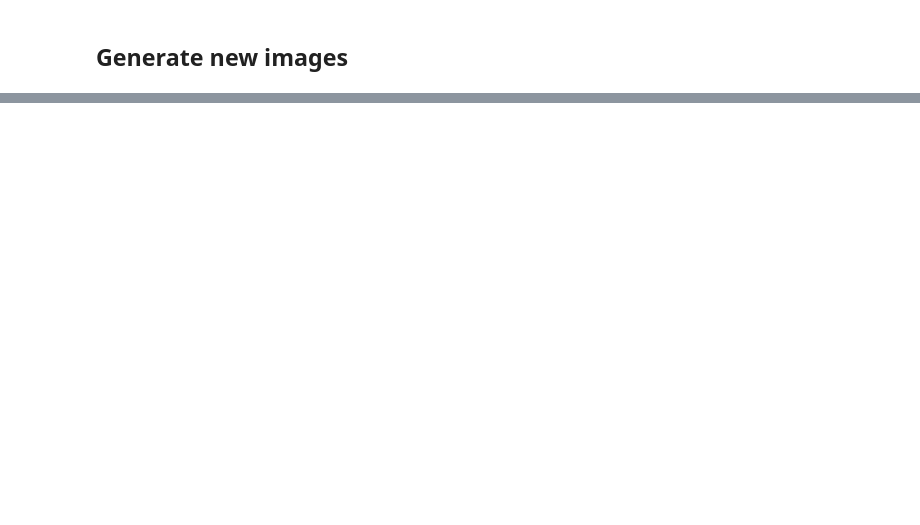
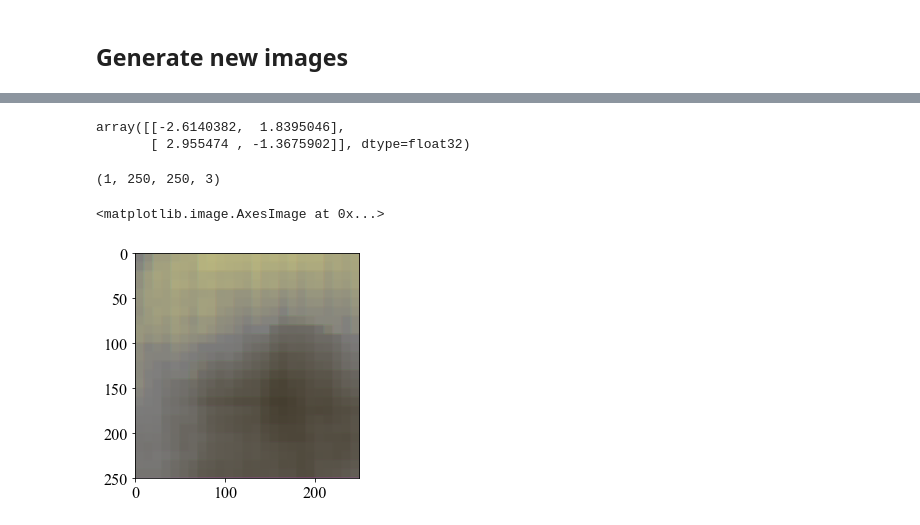
Before and after one commit to voschezang/trash-image-classification, a Jupyter notebook: src/nn-autoencoders.ipynb, the cells around one changed output, grey strips where cells are left out. Cells and saved outputs as stored; diff of their text form; code cells hidden in the pictures; blank space fills up the shorter version.

```diff
--- a/src/nn-autoencoders.ipynb
+++ b/src/nn-autoencoders.ipynb
@@ -260,0 +260,18 @@ plot.multiple(outputs[:10])
+# %%
+inputs2 = x_test[:2, :, :, :]
+outputs2 = encoder.predict(inputs2)
+outputs2
+# %% [output]
+array([[-2.6140382,  1.8395046],
+       [ 2.955474 , -1.3675902]], dtype=float32)
+# %%
+sample = np.array([[0,2]])
+results = decoder.predict(sample)
+results.shape
+# %% [output]
+(1, 250, 250, 3)
+# %%
+skimage.io.imshow(results[0])
+# %% [output]
+<matplotlib.image.AxesImage at 0x...>
+[figure, added]
```
Also changed, not shown: parts of 5 cells of this notebook.
